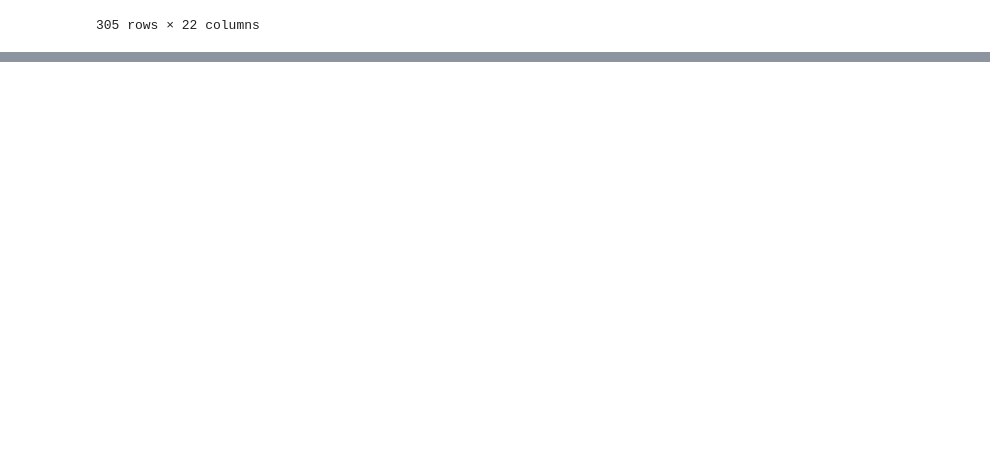
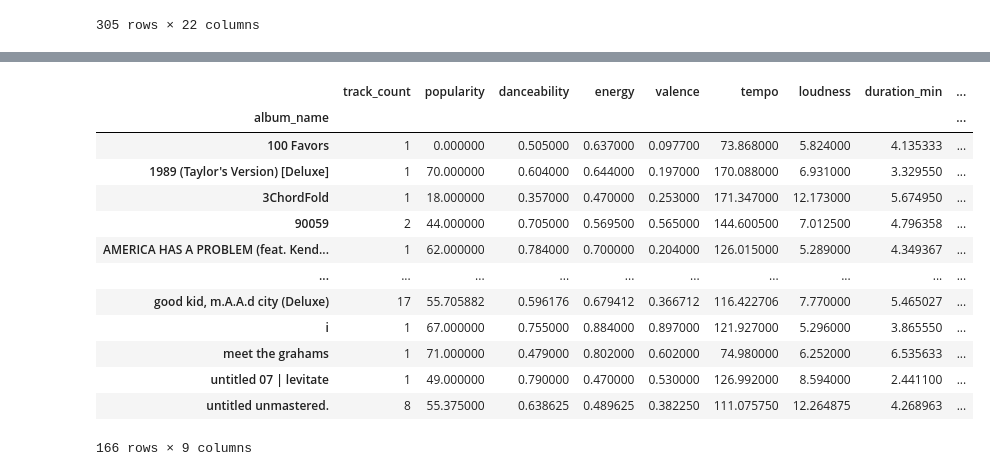
Before and after one commit to msds25018-lab/tools-project, a Jupyter notebook: project-code.ipynb, the cells around one changed output, grey strips where cells are left out. Saved outputs shown, nothing was run; the diff lists cells and outputs as text; code cells hidden in the pictures; blank space fills up the shorter version.

```diff
--- a/project-code.ipynb
+++ b/project-code.ipynb
@@ -60,3 +62,5 @@ df
 | 296 | Tae Beast | El Campo Freestyle (feat. Kendric... | Tae Beast Tape 1 | 2010-07-01 | True | 1 | 1FnWyVYWz8K7zuLvmpUET6 | 157962 | ... |
 | 299 | Rapper Big Pooh | Nothing Less (feat. Ab Soul, Jay ... | Delightful Bars: Apple Turnover V... | 2009-03-24 | True | 0 | 56emeztyiUrCqYmTV1u6KC | 285413 | ... |
 305 rows × 22 columns
+# %%
+df['loudness'] = df['loudness'] * -1
@@ -62,0 +117,31 @@ df
+# %%
+df_album = df.groupby('album_name').agg({
+    'track_id': 'count',          # tracks per album
+    'popularity': 'mean',         # average popularity
+    'danceability': 'mean',
+    'energy': 'mean',
+    'valence': 'mean',
+    'tempo': 'mean',
+    'loudness': 'mean',
+    'duration_min': 'mean',
+    'release_year': 'first'       # year the album was released
+})
+# %%
+df_album = df_album.rename(columns={'track_id': 'track_count'})
+# %%
+df_album
+# %% [output]
+|  | track_count | popularity | danceability | energy | valence | tempo | loudness | duration_min | ... |
+| album_name |  |  |  |  |  |  |  |  | ... |
+| 100 Favors | 1 | 0.000000 | 0.505000 | 0.637000 | 0.097700 | 73.868000 | 5.824000 | 4.135333 | ... |
+| 1989 (Taylor's Version) [Deluxe] | 1 | 70.000000 | 0.604000 | 0.644000 | 0.197000 | 170.088000 | 6.931000 | 3.329550 | ... |
+| 3ChordFold | 1 | 18.000000 | 0.357000 | 0.470000 | 0.253000 | 171.347000 | 12.173000 | 5.674950 | ... |
+| 90059 | 2 | 44.000000 | 0.705000 | 0.569500 | 0.565000 | 144.600500 | 7.012500 | 4.796358 | ... |
+| AMERICA HAS A PROBLEM (feat. Kend... | 1 | 62.000000 | 0.784000 | 0.700000 | 0.204000 | 126.015000 | 5.289000 | 4.349367 | ... |
+| ... | ... | ... | ... | ... | ... | ... | ... | ... | ... |
+| good kid, m.A.A.d city (Deluxe) | 17 | 55.705882 | 0.596176 | 0.679412 | 0.366712 | 116.422706 | 7.770000 | 5.465027 | ... |
+| i | 1 | 67.000000 | 0.755000 | 0.884000 | 0.897000 | 121.927000 | 5.296000 | 3.865550 | ... |
+| meet the grahams | 1 | 71.000000 | 0.479000 | 0.802000 | 0.602000 | 74.980000 | 6.252000 | 6.535633 | ... |
+| untitled 07 | levitate | 1 | 49.000000 | 0.790000 | 0.470000 | 0.530000 | 126.992000 | 8.594000 | 2.441100 | ... |
+| untitled unmastered. | 8 | 55.375000 | 0.638625 | 0.489625 | 0.382250 | 111.075750 | 12.264875 | 4.268963 | ... |
+166 rows × 9 columns
```
Also changed, not shown: parts of 13 cells of this notebook.
